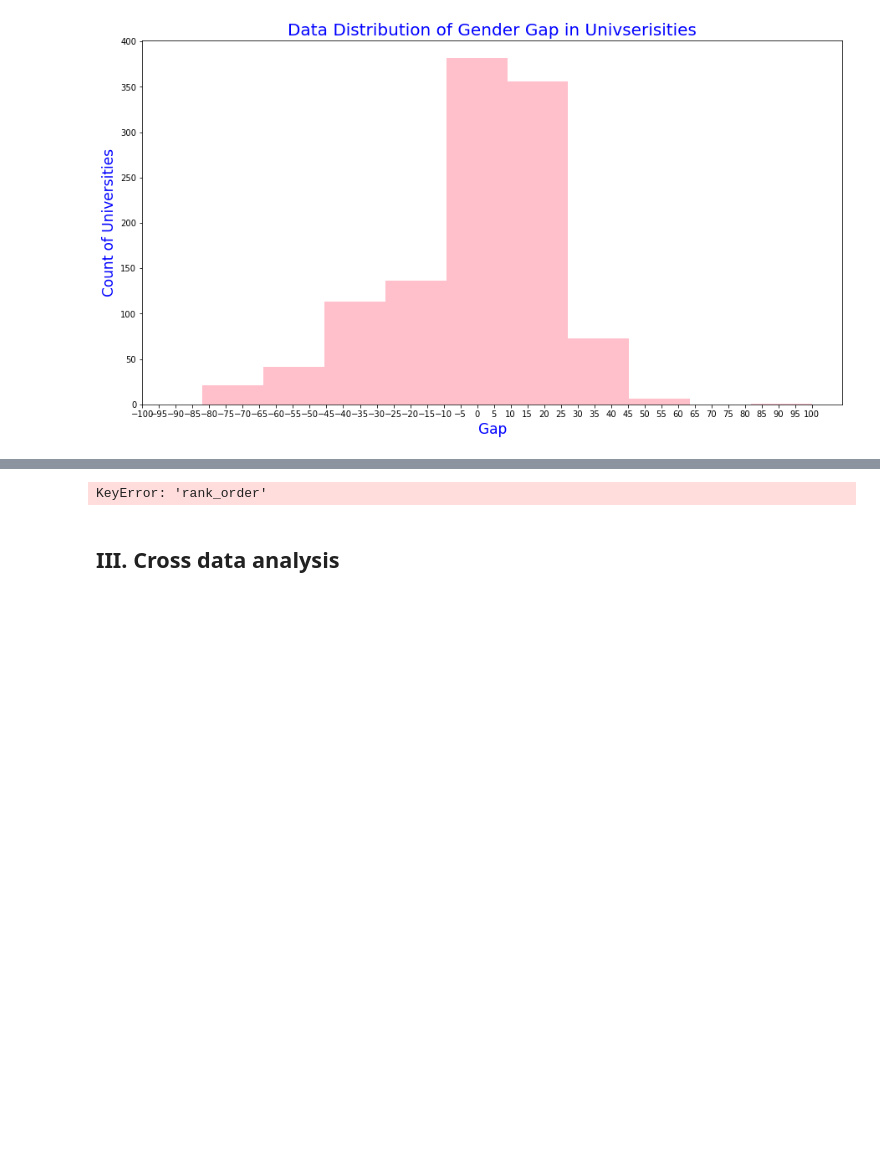
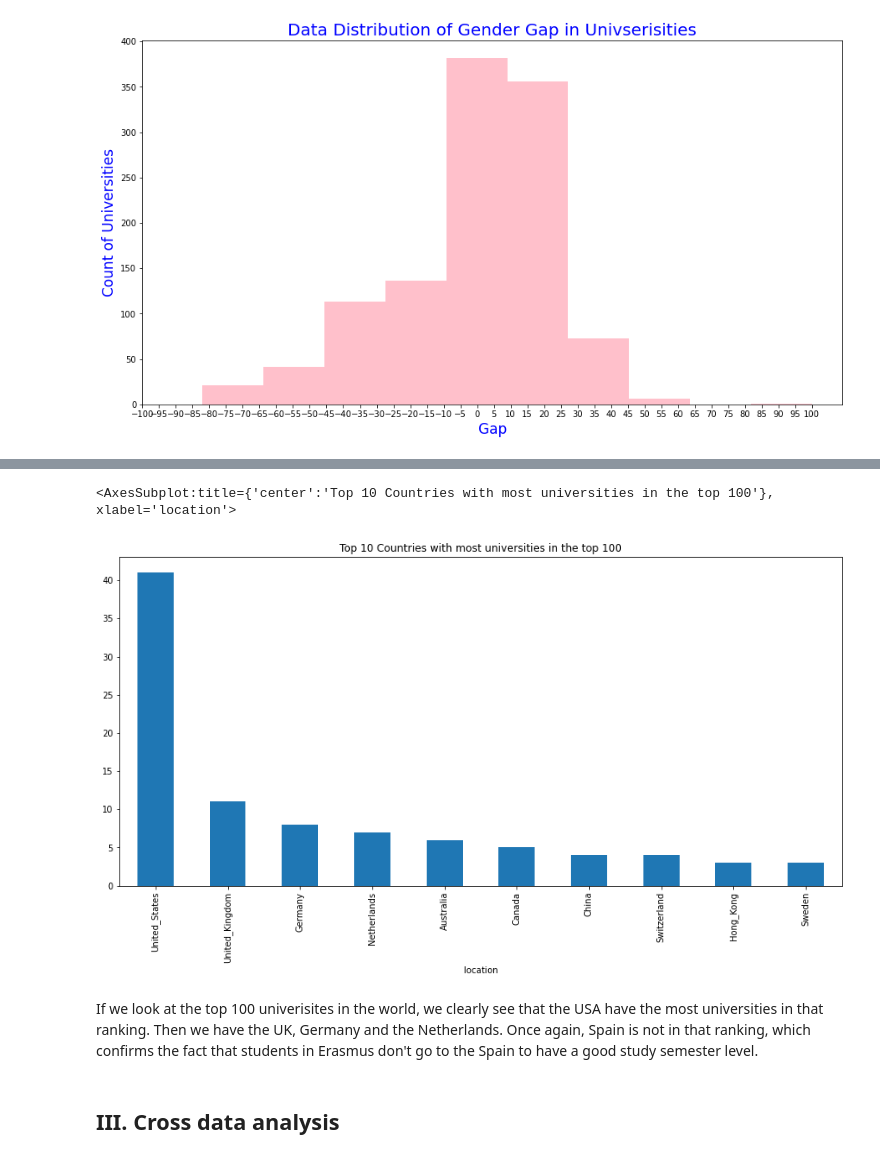
Before and after one commit to tatouti/DatabasePD, a Jupyter notebook: Erasmus_DataAnalysis.ipynb, the cells around one changed output, grey strips where cells are left out. Cells and saved outputs as stored; diff of their text form; code cells hidden in the pictures; blank space fills up the shorter version.

```diff
--- a/Erasmus_DataAnalysis.ipynb
+++ b/Erasmus_DataAnalysis.ipynb
@@ -637,8 +660,11 @@ KeyError: "['rank_range'] not in index"
 # %%
-a=rank2019.groupby('location').count().sort_values(by='rank_order',ascending=False).head(10)
-a['rank'].plot(kind='bar',figsize=(15,7),title='Most Countries with universities in the top 10')
+topCountryUni=rank2019.head(100).groupby('location').count().sort_values(by='rank',ascending=False).head(10)
+topCountryUni['rank'].plot(kind='bar',figsize=(15,7),title='Top 10 Countries with most universities in the top 100')
 # %% [output]
-KeyError: 'rank_order'
+<AxesSubplot:title={'center':'Top 10 Countries with most universities in the top 100'}, xlabel='location'>
+[figure, added]
+# %% [markdown]
+If we look at the top 100 univerisites in the world, we clearly see that the USA have the most universities in that ranking. Then we have the UK, Germany and the Netherlands. Once again, Spain is not in that ranking, which confirms the fact that students in Erasmus don't go to the Spain to have a good study semester level.
 # %% [markdown]
 ## III. Cross data analysis
 # %%
```
Also changed, not shown: parts of 7 cells of this notebook.
